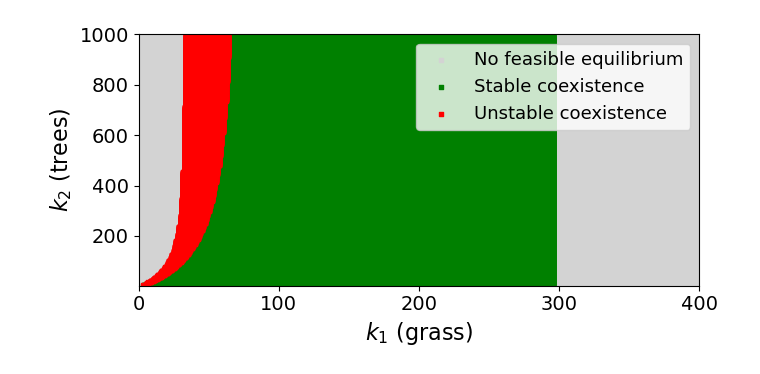
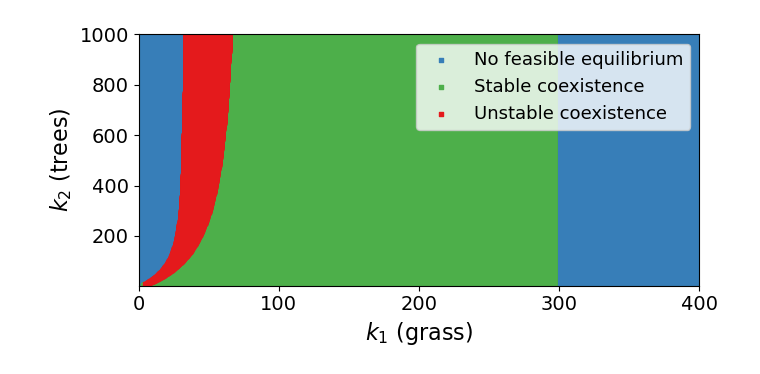
Before and after one commit to irose5k/MA4K9, a Jupyter notebook: 4.2.1 Coexistence Stability (k1,k2) plane.ipynb, the cells around one changed output. Saved outputs shown, nothing was run; the diff lists cells and outputs as text; code cells hidden in the pictures.

```diff
--- a/4.2.1 Coexistence Stability (k1,k2) plane.ipynb
+++ b/4.2.1 Coexistence Stability (k1,k2) plane.ipynb
@@ -55,7 +55,7 @@ def compute_jacobian_eigenvalues(u1, u2, w, k1, k2, B1, B2, F, H):
     return np.linalg.eigvals(J)
 
 #Fine grid
-k1_values = np.linspace(2, 1000, 1000)
+k1_values = np.linspace(2, 400, 1000)
 k2_values = np.linspace(2, 1000, 1000)
 
 stable_k1, stable_k2 = [], []
@@ -67,34 +67,34 @@ for k1 in k1_values:
         equil = find_coexistence_equilibria(k1, k2, A, B1, B2, F, H)
 
         if equil is None:
             no_equil_k1.append(k1)
             no_equil_k2.append(k2)
             continue
 
         u1, u2, w = equil
         eigs = compute_jacobian_eigenvalues(u1, u2, w, k1, k2, B1, B2, F, H)
 
         if all(np.real(eigs) < 0):
             stable_k1.append(k1)
             stable_k2.append(k2)
         else:
             unstable_k1.append(k1)
             unstable_k2.append(k2)
 
 fig, ax = plt.subplots(1, 1, figsize=(7, 3.5))
-ax.scatter(no_equil_k1, no_equil_k2, c='lightgray', s=8, marker='s', label='No feasible equilibrium')
-ax.scatter(stable_k1, stable_k2, c='green', s=8, marker='s', label='Stable coexistence')
-ax.scatter(unstable_k1, unstable_k2, c='red', s=8, marker='s', label='Unstable coexistence')
+ax.scatter(no_equil_k1, no_equil_k2, c='#377eb8', s=8, marker='s', label='No feasible equilibrium')
+ax.scatter(stable_k1, stable_k2, c='#4daf4a', s=8, marker='s', label='Stable coexistence')
+ax.scatter(unstable_k1, unstable_k2, c='#e41a1c', s=8, marker='s', label='Unstable coexistence')
 
 ax.set_xlabel('$k_1$ (grass)', fontsize=16)
 ax.set_ylabel('$k_2$ (trees)', fontsize=16)
 ax.tick_params(axis='both', labelsize=14)
 ax.legend(fontsize=13, loc='upper right')
 ax.set_xlim(2, 400)
 ax.set_ylim(2, 1000)
 ax.set_xticks(np.arange(0, 401, 100))
 plt.tight_layout()
 plt.savefig('coexistence_stability_plane.pdf', format='pdf', bbox_inches='tight')
 plt.show()
 # %% [output]
-[figure, old version]
+[figure, new version]
```
